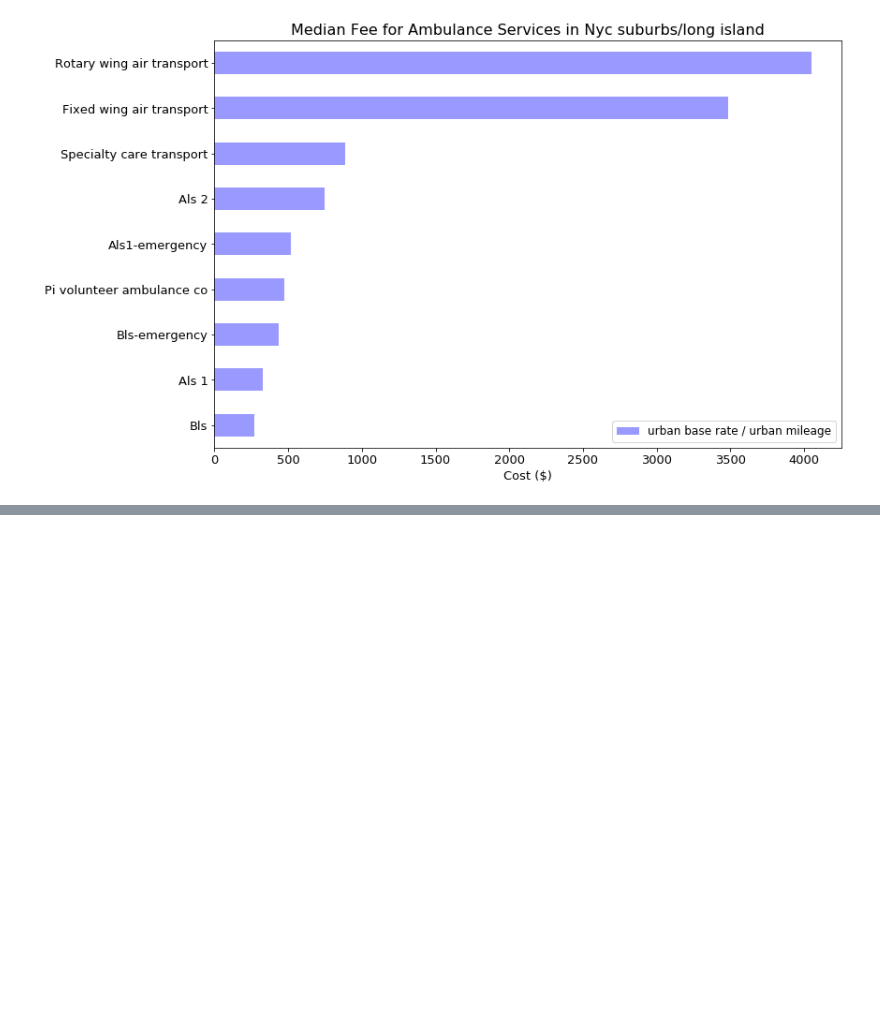
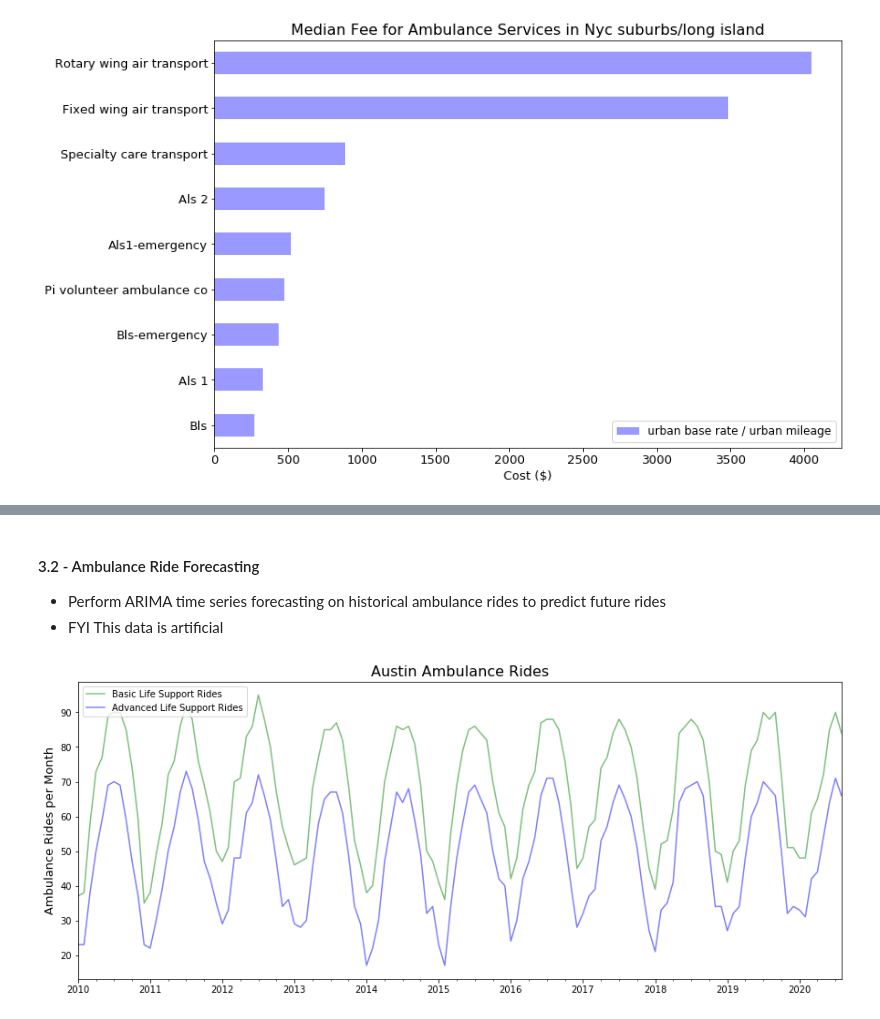
Before and after one commit to Data-Science-Link/Call_the_Ambulance, a Jupyter notebook: _Ambulance_Fee_Schedule_Analysis.ipynb, the cells around one changed output, grey strips where cells are left out. Cells and saved outputs as stored; diff of their text form; code cells hidden in the pictures; blank space fills up the shorter version.

```diff
--- a/_Ambulance_Fee_Schedule_Analysis.ipynb
+++ b/_Ambulance_Fee_Schedule_Analysis.ipynb
@@ -679,0 +683,35 @@ The predicted ambulance fees are:  [244.0, 246.0]
+# %% [markdown]
+#### 3.2 - Ambulance Ride Forecasting<a class="anchor" id="business_app_rev_3_2"></a>
+* Perform ARIMA time series forecasting on historical ambulance rides to predict future rides
+* FYI This data is artificial
+# %%
+# Read in data
+df_rides = pd.read_csv('./_temp/air_temp.csv')
+
+# Remove NA's
+df_rides = df_rides.loc[~df_rides['TOBS'].isna()]
+
+# Set date as index for plotting
+df_rides.index = pd.to_datetime(df_rides['DATE'], format='%Y-%m-%d')
+
+# Change column names and removea few
+df_rides = df_rides[['TMAX', 'TMIN']]
+df_rides.columns = ['BLS Rides', 'ALS Rides']
+
+# Resample to 1 month
+df_rides['month'] = df_rides.index.month
+df_rides['year'] = df_rides.index.year
+df_rides = df_rides.loc[df_rides['year']>2009]
+df_rides = df_rides.groupby(['year', 'month'])[['BLS Rides', 'ALS Rides']].mean().round().reset_index()
+df_rides['day'] = 1
+df_rides.index = pd.to_datetime(df_rides[['year', 'month', 'day']])
+df_rides = df_rides[['year', 'BLS Rides', 'ALS Rides']]
+
+# Plot data
+df_rides[['BLS Rides', 'ALS Rides']].plot(figsize=(15,6), color=('g','b'), alpha=0.5, label=('asdsa','ada'))
+plt.ylabel('Ambulance Rides per Month', fontsize=MEDIUM_SIZE)
+plt.title('Austin Ambulance Rides', fontsize=BIGGER_SIZE)
+plt.legend(['Basic Life Support Rides', 'Advanced Life Support Rides'], loc=2)
+plt.show()
+# %% [output]
+[figure, added]
```
Also changed, not shown: parts of 23 cells of this notebook.
